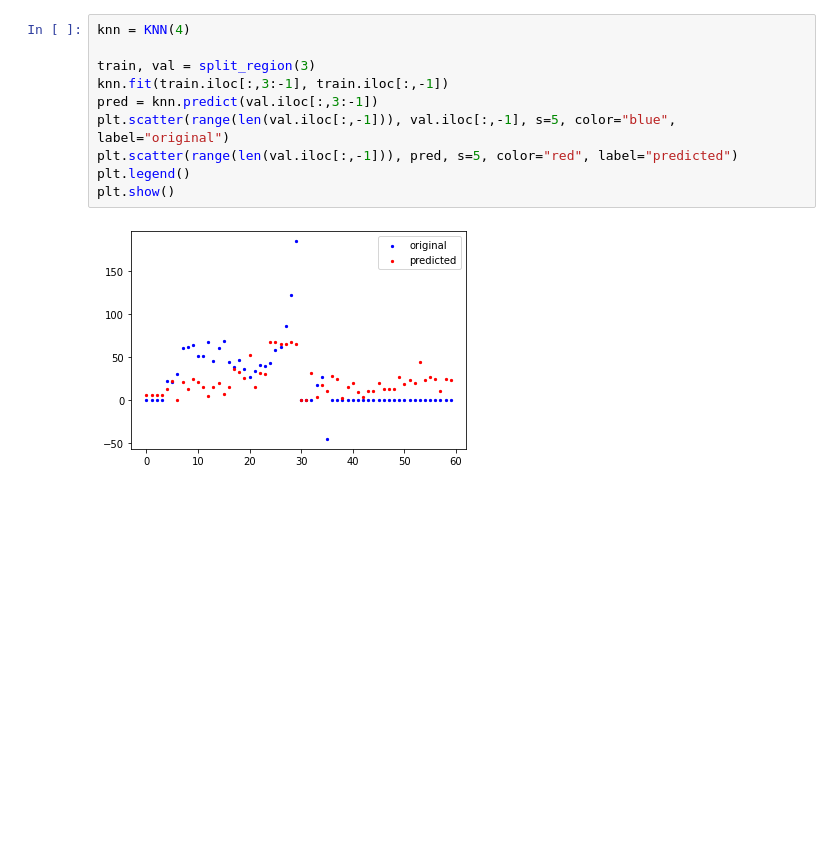
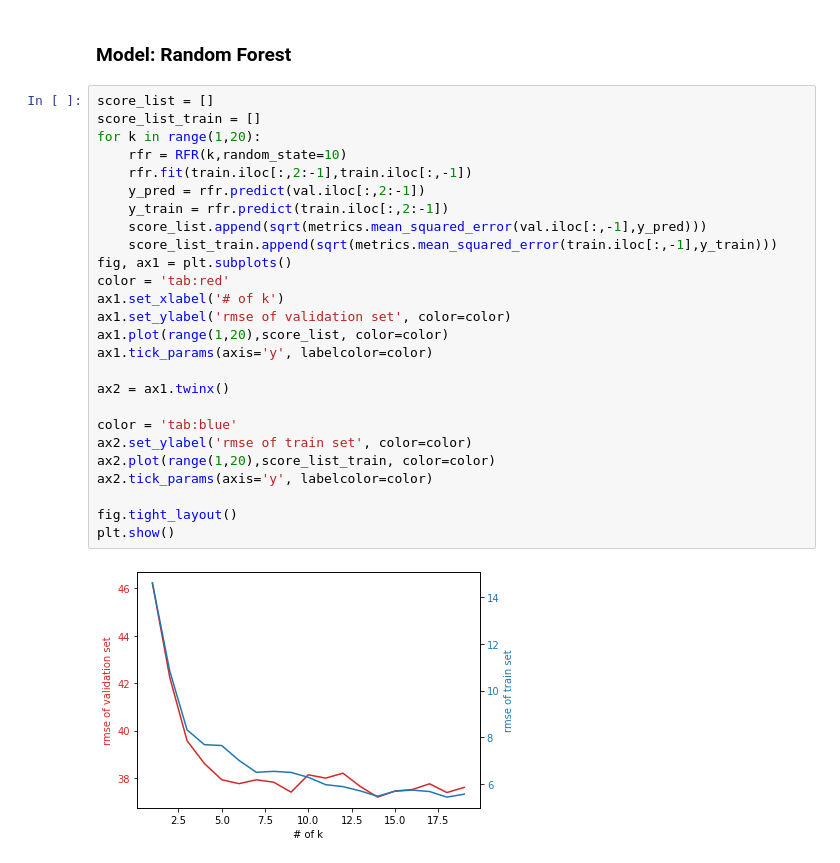
Before and after one commit to JumjieYang/COVID19-ML, a Jupyter notebook: predict.ipynb, the cells around one changed output. Cells and saved outputs as stored; diff of their text form; blank space fills up the shorter version.

Commit message:
add random forest

```diff
--- a/predict.ipynb
+++ b/predict.ipynb
@@ -154,12 +159,30 @@ plt.show()
-# %%
-knn = KNN(4)
-
-train, val = split_region(3)
-knn.fit(train.iloc[:,3:-1], train.iloc[:,-1])
-pred = knn.predict(val.iloc[:,3:-1])
-plt.scatter(range(len(val.iloc[:,-1])), val.iloc[:,-1], s=5, color="blue", label="original")
-plt.scatter(range(len(val.iloc[:,-1])), pred, s=5, color="red", label="predicted")
-plt.legend()
-plt.show()
-# %% [output]
-[figure, removed]
+# %% [markdown]
+### Model: Random Forest
+# %%
+score_list = []
+score_list_train = []
+for k in range(1,20):
+    rfr = RFR(k,random_state=10)
+    rfr.fit(train.iloc[:,2:-1],train.iloc[:,-1])
+    y_pred = rfr.predict(val.iloc[:,2:-1])
+    y_train = rfr.predict(train.iloc[:,2:-1])
+    score_list.append(sqrt(metrics.mean_squared_error(val.iloc[:,-1],y_pred)))
+    score_list_train.append(sqrt(metrics.mean_squared_error(train.iloc[:,-1],y_train)))
+fig, ax1 = plt.subplots()
+color = 'tab:red'
+ax1.set_xlabel('# of k')
+ax1.set_ylabel('rmse of validation set', color=color)
+ax1.plot(range(1,20),score_list, color=color)
+ax1.tick_params(axis='y', labelcolor=color)
+
+ax2 = ax1.twinx()
+
+color = 'tab:blue'
+ax2.set_ylabel('rmse of train set', color=color)
+ax2.plot(range(1,20),score_list_train, color=color)
+ax2.tick_params(axis='y', labelcolor=color)
+
+fig.tight_layout()
+plt.show()
+# %% [output]
+[figure, added]
```
Also changed, not shown: parts of 8 cells of this notebook.
